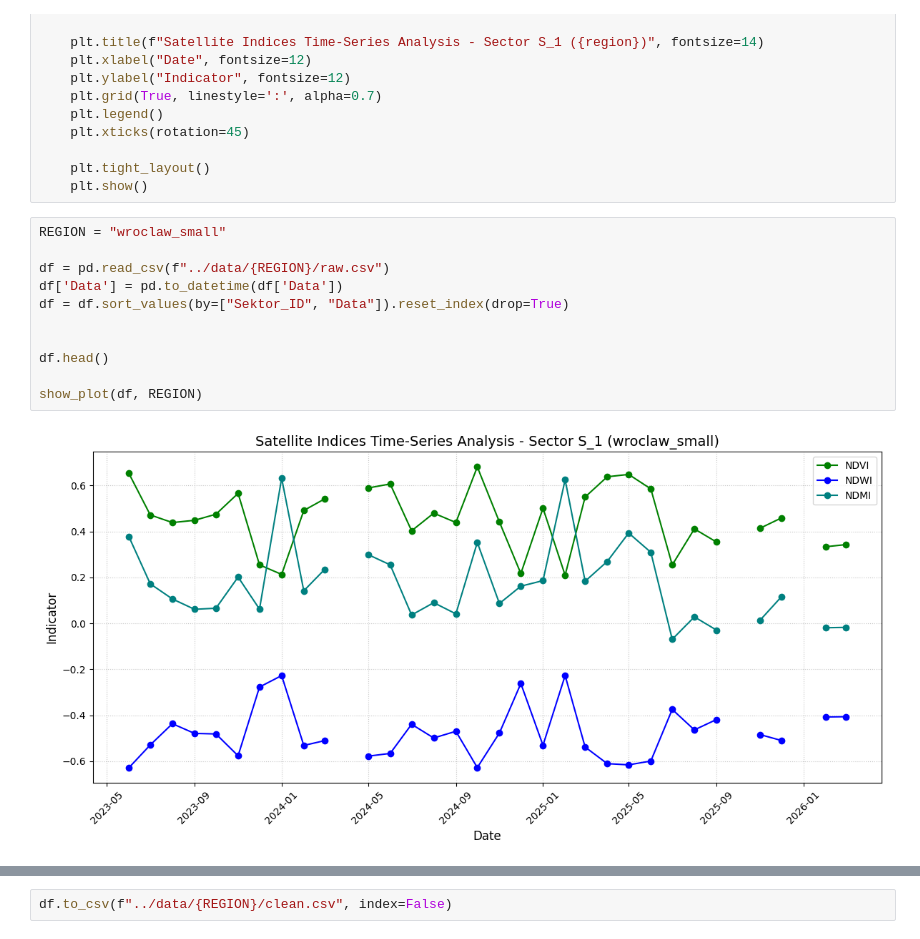
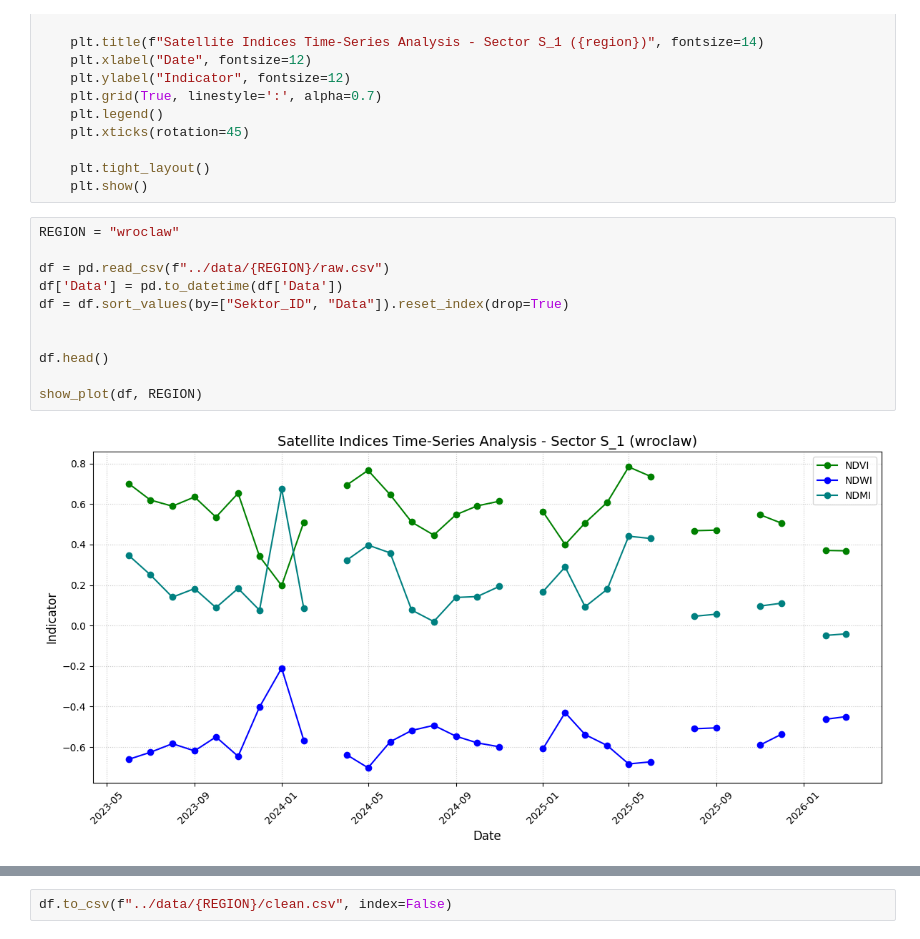
Before and after one commit to AleksandraPonikowska/space-water-solutions, a Jupyter notebook: notebooks/02_data_preprocessing.ipynb, the cells around one changed output, grey strips where cells are left out. Cells and saved outputs as stored; diff of their text form.

Commit message:
Changed dataset to big wroclaw

```diff
--- a/notebooks/02_data_preprocessing.ipynb
+++ b/notebooks/02_data_preprocessing.ipynb
@@ -26,18 +26,18 @@ def show_plot(df, region):
     plt.tight_layout()
     plt.show()
 # %%
-REGION = "wroclaw_small"
+REGION = "wroclaw"
 
 df = pd.read_csv(f"../data/{REGION}/raw.csv")
 df['Data'] = pd.to_datetime(df['Data'])
 df = df.sort_values(by=["Sektor_ID", "Data"]).reset_index(drop=True)
 
 
 df.head()
 
 show_plot(df, REGION)
 # %% [output]
-[figure, old version]
+[figure, new version]
 # %%
 df = df.sort_values(by=["Sektor_ID", "Data"]).reset_index(drop=True)
 
```
Also changed, not shown: parts of 3 cells of this notebook, 11 other files.
